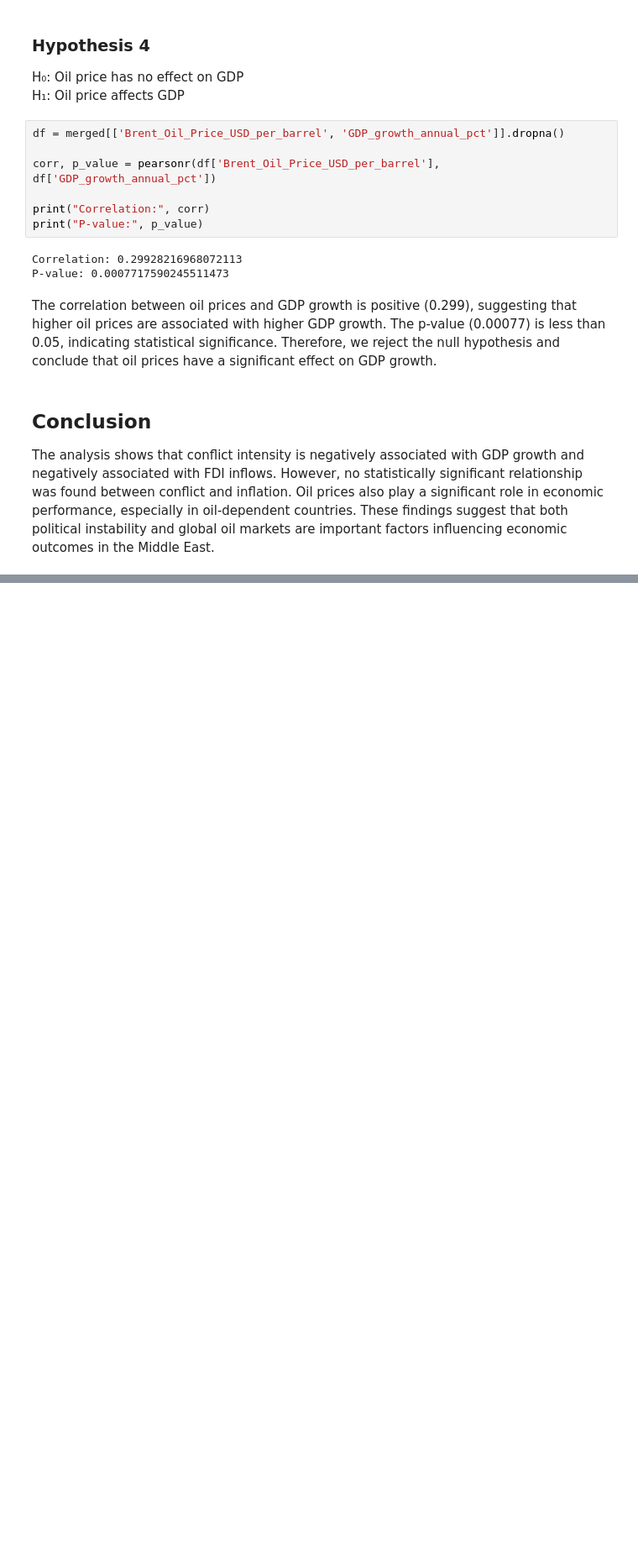
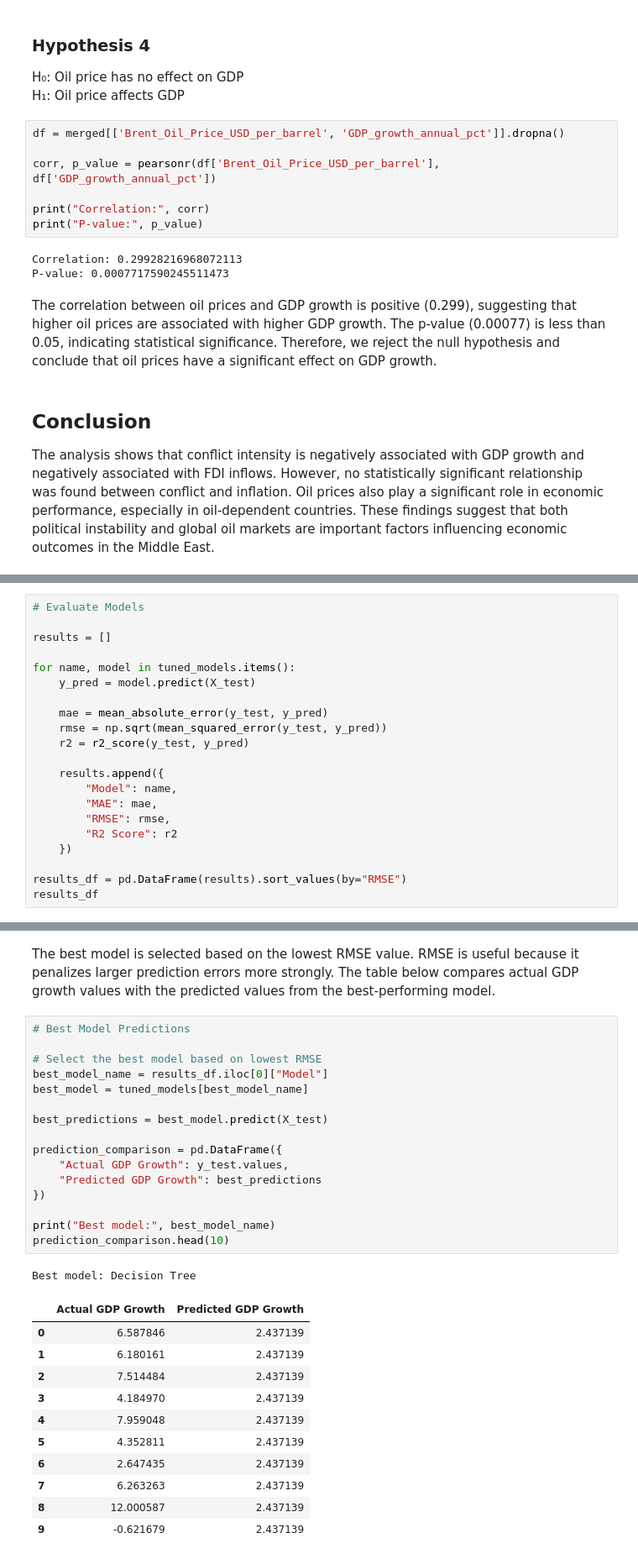
Before and after one commit to HussamAlabrash/DSA210PROJECT, a Jupyter notebook: DSA210.ipynb, the cells around one changed output, grey strips where cells are left out. Shown at 84% size. Cells and saved outputs as stored; diff of their text form; blank space fills up the shorter version.

```diff
--- a/DSA210.ipynb
+++ b/DSA210.ipynb
@@ -237,0 +425,21 @@ The analysis shows that conflict intensity is negatively associated with GDP gro
+# %%
+# Evaluate Models
+
+results = []
+
+for name, model in tuned_models.items():
+    y_pred = model.predict(X_test)
+
+    mae = mean_absolute_error(y_test, y_pred)
+    rmse = np.sqrt(mean_squared_error(y_test, y_pred))
+    r2 = r2_score(y_test, y_pred)
+
+    results.append({
+        "Model": name,
+        "MAE": mae,
+        "RMSE": rmse,
+        "R2 Score": r2
+    })
+
+results_df = pd.DataFrame(results).sort_values(by="RMSE")
+results_df
@@ -237,0 +453,31 @@ The analysis shows that conflict intensity is negatively associated with GDP gro
+# %% [markdown]
+The best model is selected based on the lowest RMSE value. RMSE is useful because it penalizes larger prediction errors more strongly. The table below compares actual GDP growth values with the predicted values from the best-performing model.
+# %%
+# Best Model Predictions
+
+# Select the best model based on lowest RMSE
+best_model_name = results_df.iloc[0]["Model"]
+best_model = tuned_models[best_model_name]
+
+best_predictions = best_model.predict(X_test)
+
+prediction_comparison = pd.DataFrame({
+    "Actual GDP Growth": y_test.values,
+    "Predicted GDP Growth": best_predictions
+})
+
+print("Best model:", best_model_name)
+prediction_comparison.head(10)
+# %% [output]
+Best model: Decision Tree
+|  | Actual GDP Growth | Predicted GDP Growth |
+| 0 | 6.587846 | 2.437139 |
+| 1 | 6.180161 | 2.437139 |
+| 2 | 7.514484 | 2.437139 |
+| 3 | 4.184970 | 2.437139 |
+| 4 | 7.959048 | 2.437139 |
+| 5 | 4.352811 | 2.437139 |
+| 6 | 2.647435 | 2.437139 |
+| 7 | 6.263263 | 2.437139 |
+| 8 | 12.000587 | 2.437139 |
+| 9 | -0.621679 | 2.437139 |
```
Also changed, not shown: parts of 25 cells of this notebook.
